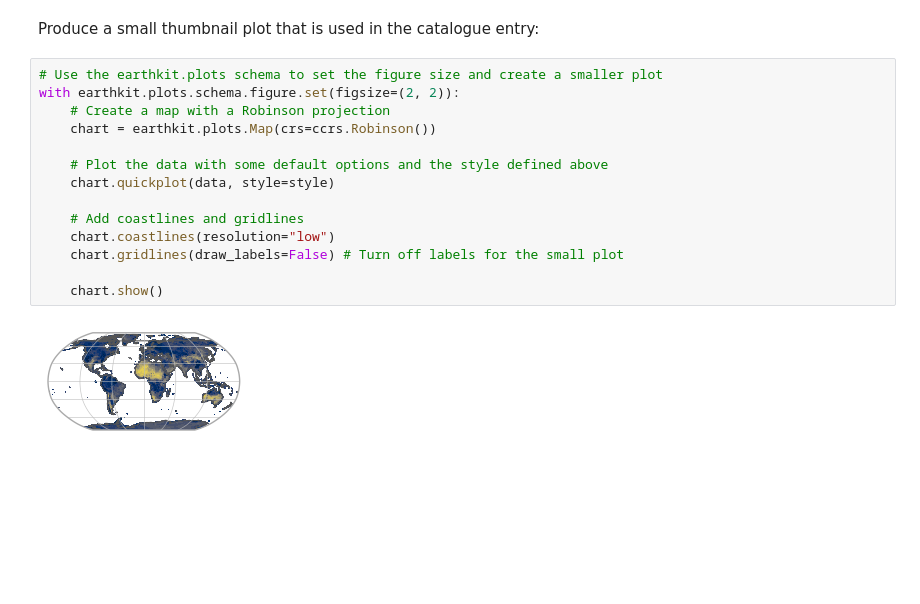
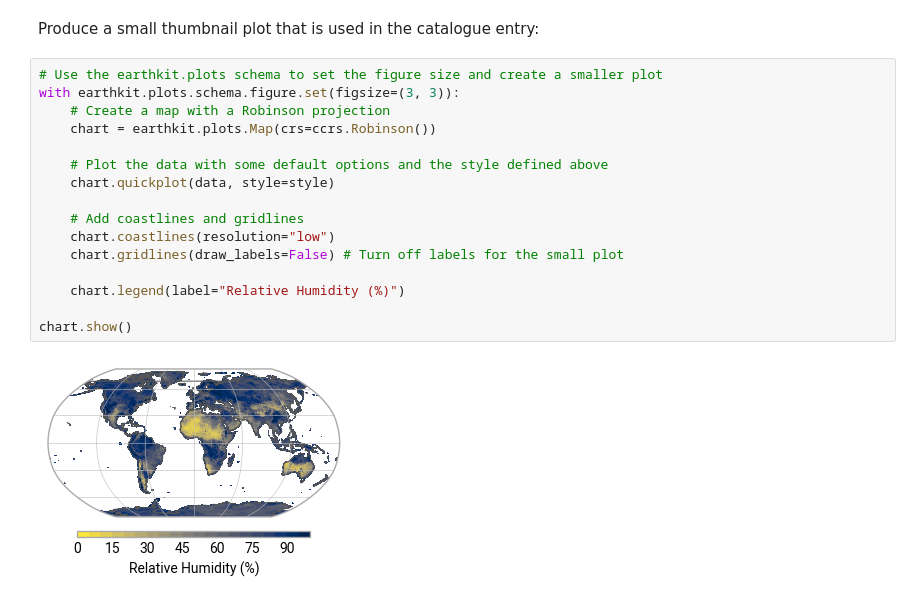
Before and after one commit to ecmwf-projects/dss-notebooks, a Jupyter notebook: datasets/sis-agrometeorological-indicators/demo.ipynb, the cells around one changed output. Saved outputs shown, nothing was run; the diff lists cells and outputs as text; blank space fills up the shorter version.

```diff
--- a/datasets/sis-agrometeorological-indicators/demo.ipynb
+++ b/datasets/sis-agrometeorological-indicators/demo.ipynb
@@ -87,17 +88,19 @@ NameError: name 'earthkit' is not defined
 Produce a small thumbnail plot that is used in the catalogue entry:
 # %%
 # Use the earthkit.plots schema to set the figure size and create a smaller plot
-with earthkit.plots.schema.figure.set(figsize=(2, 2)):
+with earthkit.plots.schema.figure.set(figsize=(3, 3)):
     # Create a map with a Robinson projection
     chart = earthkit.plots.Map(crs=ccrs.Robinson())
 
     # Plot the data with some default options and the style defined above
     chart.quickplot(data, style=style)
 
     # Add coastlines and gridlines
     chart.coastlines(resolution="low")
     chart.gridlines(draw_labels=False) # Turn off labels for the small plot
 
-    chart.show()
+    chart.legend(label="Relative Humidity (%)")
+
+chart.show()
 # %% [output]
-[figure, old version]
+[figure, new version]
```
Also changed, not shown: parts of 3 cells of this notebook.
